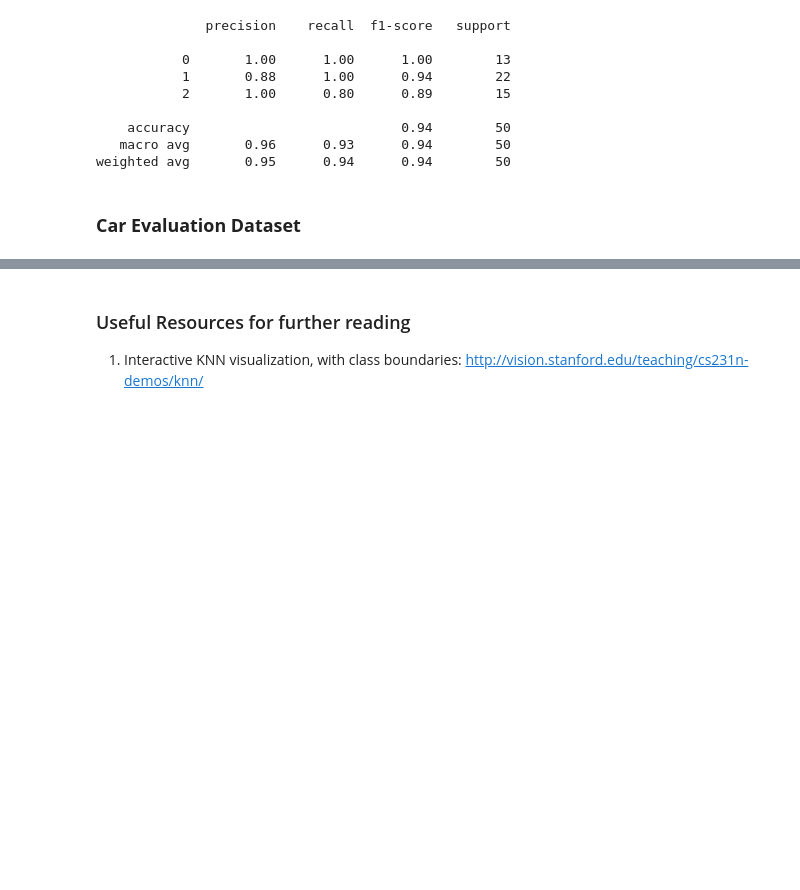
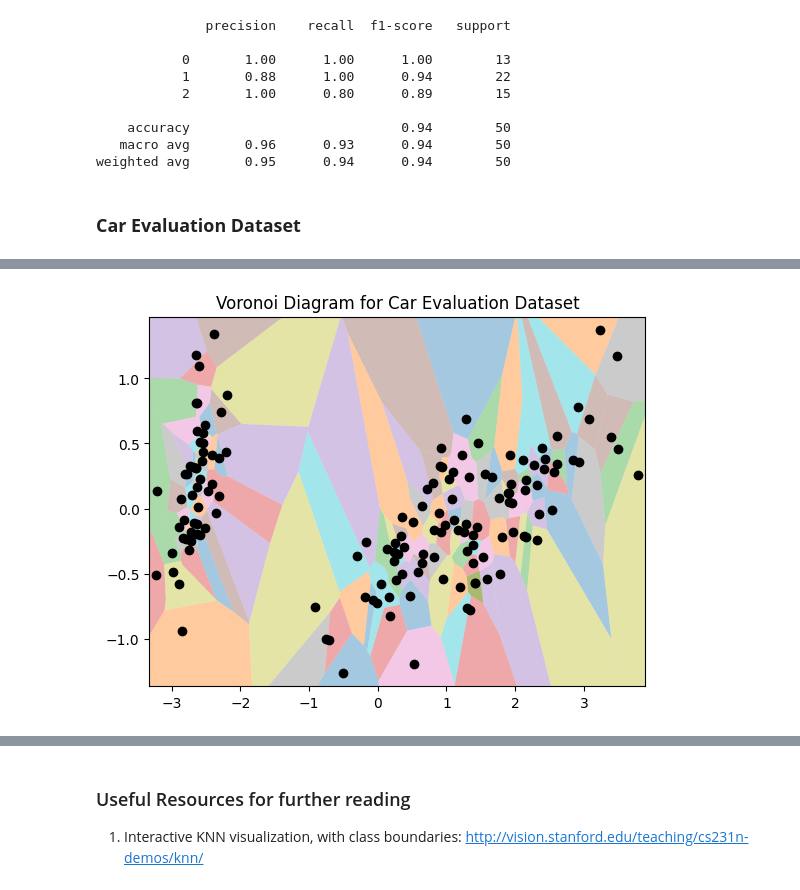
Before and after one commit to Prasanthi2005/fmml-lab-2024, a Jupyter notebook: Mod3_lab2.ipynb, the cells around one changed output, grey strips where cells are left out. Drawn from its saved outputs; the diff is of its cells as text; code cells hidden in the pictures; blank space fills up the shorter version.

```diff
--- a/Mod3_lab2.ipynb
+++ b/Mod3_lab2.ipynb
@@ -494,0 +725,40 @@ The optimal value of "K" can be hard to determine and often requires tuning. A t
+# %%
+
+## TASK-6
+## Plot the Voronoi diagram for the classifier of the Car evaluation dataset
+import pandas as pd
+import numpy as np
+from sklearn.model_selection import train_test_split
+from sklearn.metrics import accuracy_score
+from sklearn import preprocessing
+from collections import Counter
+from sklearn.neighbors import KNeighborsClassifier
+from sklearn.decomposition import PCA # You may need to import PCA if not already imported
+import matplotlib.pyplot as plt
+from scipy.spatial import Voronoi, voronoi_plot_2d
+
+
+# Assuming you have already loaded and preprocessed the car_df as in your code
+# ... (your code to load and preprocess car_df) ...
+
+# --- Apply PCA if necessary to reduce to 2 dimensions ---
+# This is necessary for visualizing Voronoi diagrams in 2D
+pca = PCA(n_components=2)
+X_pca = pca.fit_transform(X) # Assuming X is your feature data
+
+# --- Plot Voronoi Diagram ---
+points = X_pca
+vor = Voronoi(points)
+regions, vertices = voronoi_finite_polygons_2d(vor)
+
+for region in regions:
+    polygon = vertices[region]
+    plt.fill(*zip(*polygon), alpha=0.4)
+
+plt.plot(points[:, 0], points[:, 1], 'ko')
+plt.xlim(vor.min_bound[0] - 0.1, vor.max_bound[0] + 0.1)
+plt.ylim(vor.min_bound[1] - 0.1, vor.max_bound[1] + 0.1)
+plt.title("Voronoi Diagram for Car Evaluation Dataset")
+plt.show()
+# %% [output]
+[figure, added]
```
Also changed, not shown: parts of 17 cells of this notebook.
